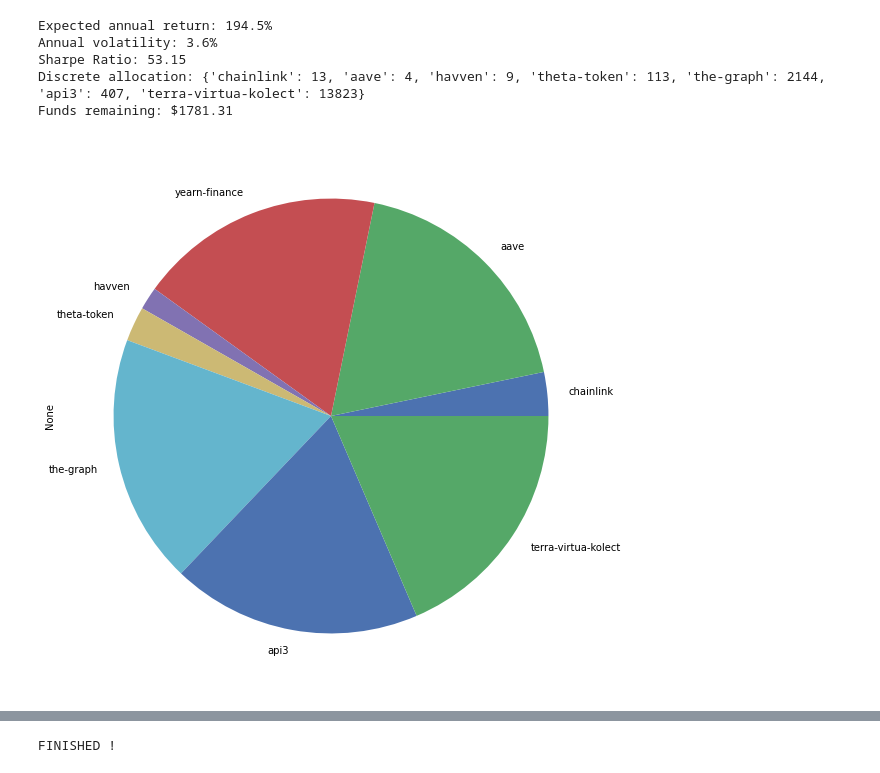
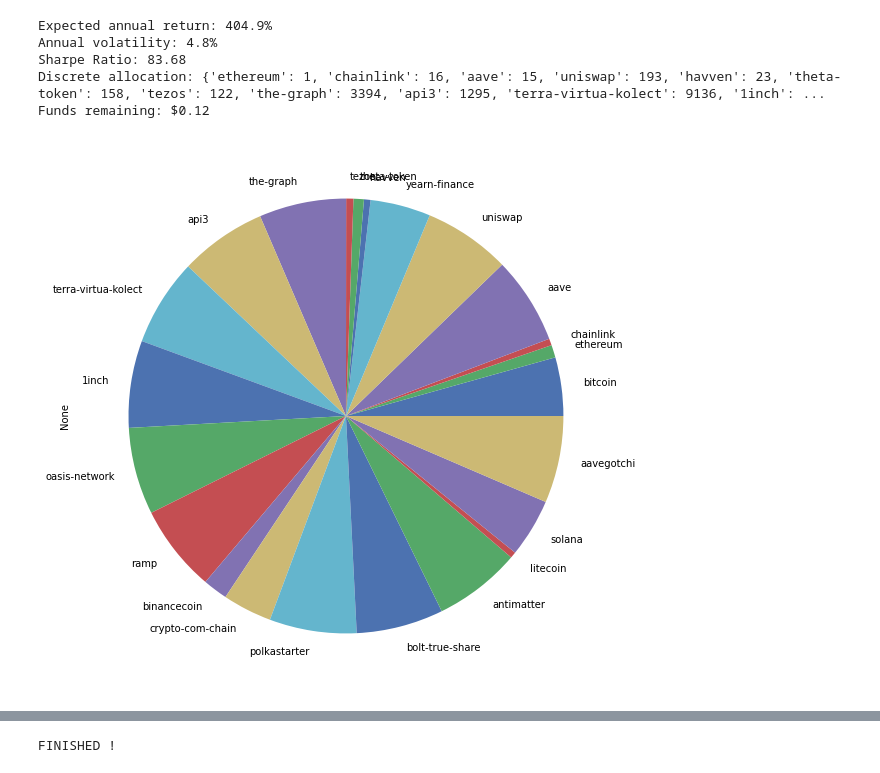
Before and after one commit to Altway/data-acc, a Jupyter notebook: CoinGeckoPortefolio.ipynb, the cells around one changed output, grey strips where cells are left out. Cells and saved outputs as stored; diff of their text form; code cells hidden in the pictures.

```diff
--- a/CoinGeckoPortefolio.ipynb
+++ b/CoinGeckoPortefolio.ipynb
@@ -14,7 +14,7 @@ client = CoinGeckoAPI()
 # %%
 ### Configuration
 from_date_str = "01-01-2019"
-to_date_str = "08-02-2021"
+to_date_str = "10-03-2021"
 
 from_date = datetime.strptime(from_date_str, '%d-%m-%Y')
 to_date = datetime.strptime(to_date_str, '%d-%m-%Y')
@@ -40,12 +40,16 @@ coins_list = [
     'stellar', 'ftx-token', "havven"
 ]
 #haaven = snx
+
 coins_list = [
-    'bitcoin', 'ethereum', 'chainlink', 'aave', 'uniswap', 'yearn-finance',"havven", "theta-token", "tezos", "the-graph", "api3", "terra-virtua-kolect",
-    "1inch", "oasis-network", "ramp", 'binancecoin', "crypto-com-chain"
+    'chainlink', 'aave', 'yearn-finance',"havven", "theta-token", "the-graph", "api3", "terra-virtua-kolect",
 ]
 coins_list = [
     'chainlink', 'aave', 'yearn-finance',"havven", "theta-token", "the-graph", "api3", "terra-virtua-kolect",
+]
+coins_list = [
+    'bitcoin', 'ethereum', 'chainlink', 'aave', 'uniswap', 'yearn-finance',"havven", "theta-token", "tezos", "the-graph", "api3", "terra-virtua-kolect",
+    "1inch", "oasis-network", "ramp", 'binancecoin', "crypto-com-chain", "polkastarter", "bolt-true-share", "antimatter", "litecoin", "solana", "aavegotchi"
 ]
 a = client.get_coin_by_id('ethereum')
 CONFIG_DICT = {
@@ -206,9 +228,9 @@ S = risk_models.min_cov_determinant(df)
 
 #mu.plot.barh(figsize=(10,5))
 #plotting.plot_covariance(S, plot_correlation=True)
-risk_free_rate = 0.01 # 1% US Bond rate
-broker_fees = 0.001 # 0.1% IB
-capital = 10000
+risk_free_rate = 0.0115 # 1% US Bond rate
+broker_fees = 0.01 # 0.1% IB
+capital = 100000
 initial_weights = np.array([1/len(tickers.columns)] * len(tickers.columns))
 #initial_weights = np.array([
 #    0, 0, 0, 0, 0, 0, 0, 0, 0, 0, 0, 0, 0, 5.11, 9.11, 7.73, 7.85, 5.80, 4.89
@@ -217,38 +239,38 @@ initial_weights = np.array([1/len(tickers.columns)] * len(tickers.columns))
 gamma = 0.1
 
 ef = EfficientFrontier(mu, S, weight_bounds=(0, 1))
 ef.add_objective(objective_functions.transaction_cost, w_prev=initial_weights, k=broker_fees) # 0.1% broker commission
 ef.add_objective(objective_functions.L2_reg, gamma=gamma)
 
 ef.min_volatility()
 #ef.max_sharpe()
 #ef.max_quadratic_utility()
 #ef.min_efficient_risk(0.5)
 #ef.min_efficient_return(0.5)
 
 
 cleaned_weights = ef.clean_weights()
 #print(cleaned_weights)
 ef.portfolio_performance(verbose=True, risk_free_rate=risk_free_rate)
 
 pd.Series([abs(i) for i in cleaned_weights.values()]).plot.pie(figsize=(10,10), normalize=True, labels=cleaned_weights.keys())
 
 latest_prices = get_latest_prices(df)
 da = DiscreteAllocation(cleaned_weights, latest_prices, total_portfolio_value=capital)#, short_ratio=0.5)
 
 allocation, leftover = da.lp_portfolio()
 #allocation, leftover = da.greedy_portfolio()
 
 print("Discrete allocation:", allocation)
 print("Funds remaining: ${:.2f}".format(leftover))
 
 #pd.Series(cleaned_weights).plot.pie(figsize=(10,10))
 # %% [output]
-Expected annual return: 194.5%
-Annual volatility: 3.6%
-Sharpe Ratio: 53.15
-Discrete allocation: {'chainlink': 13, 'aave': 4, 'havven': 9, 'theta-token': 113, 'the-graph': 2144, 'api3': 407, 'terra-virtua-kolect': 13823}
-Funds remaining: $1781.31
+Expected annual return: 404.9%
+Annual volatility: 4.8%
+Sharpe Ratio: 83.68
+Discrete allocation: {'ethereum': 1, 'chainlink': 16, 'aave': 15, 'uniswap': 193, 'havven': 23, 'theta-token': 158, 'tezos': 122, 'the-graph': 3394, 'api3': 1295, 'terra-virtua-kolect': 9136, '1inch': ...
+Funds remaining: $0.12
-[figure, old version]
+[figure, new version]
 # %%
 ### NORMAL EMA/MEAN HISTORICAL VALUE
```
Also changed, not shown: parts of 9 cells of this notebook, 1 other file.
